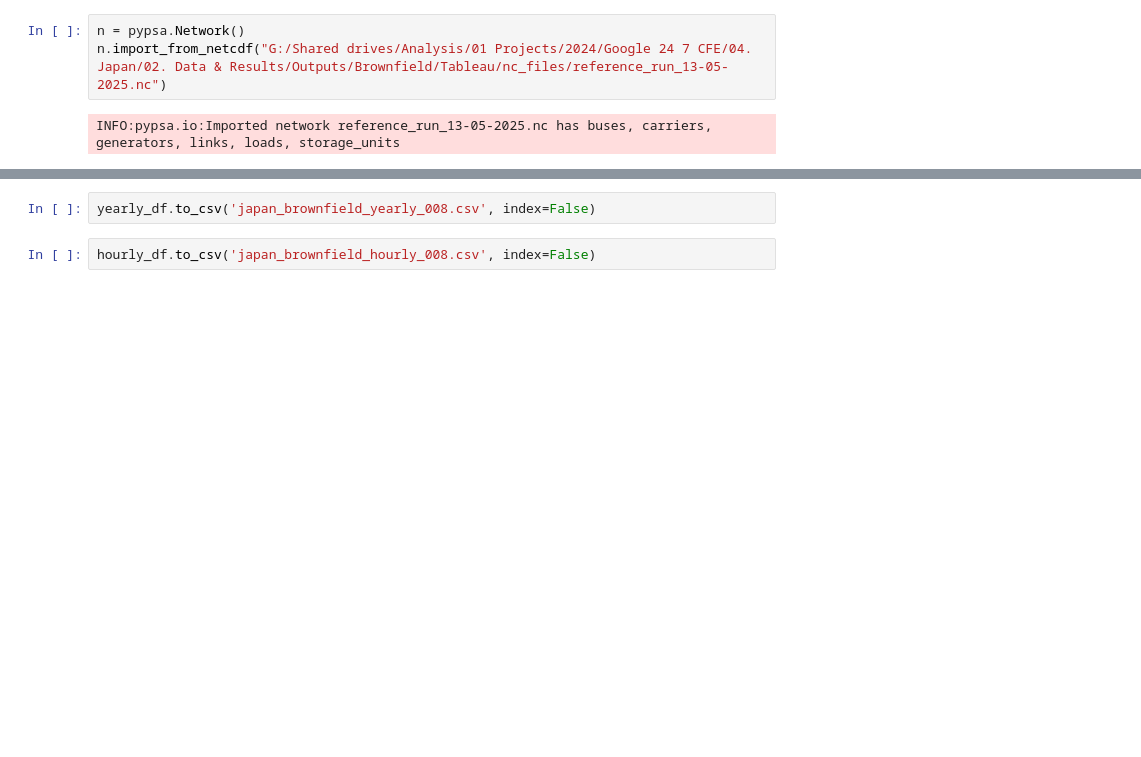
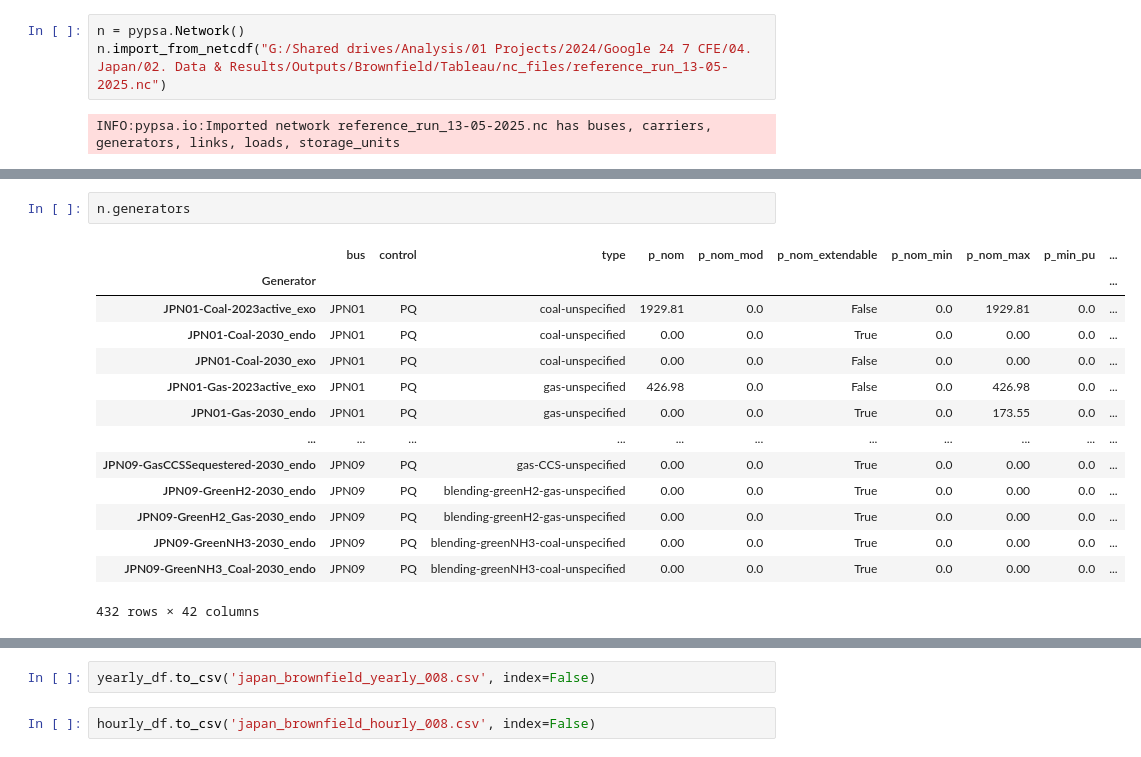
Before and after one commit to transition-zero/tza-pypsa, a Jupyter notebook: results_processing_jpn_brownfield copy.ipynb, the cells around one changed output, grey strips where cells are left out. Drawn from its saved outputs; the diff is of its cells as text; blank space fills up the shorter version.

```diff
--- a/results_processing_jpn_brownfield copy.ipynb
+++ b/results_processing_jpn_brownfield copy.ipynb
@@ -38,0 +56,17 @@ You entered: reference_run_13-05-2025
+# %%
+n.generators
+# %% [output]
+|  | bus | control | type | p_nom | p_nom_mod | p_nom_extendable | p_nom_min | p_nom_max | p_min_pu | ... |
+| Generator |  |  |  |  |  |  |  |  |  | ... |
+| JPN01-Coal-2023active_exo | JPN01 | PQ | coal-unspecified | 1929.81 | 0.0 | False | 0.0 | 1929.81 | 0.0 | ... |
+| JPN01-Coal-2030_endo | JPN01 | PQ | coal-unspecified | 0.00 | 0.0 | True | 0.0 | 0.00 | 0.0 | ... |
+| JPN01-Coal-2030_exo | JPN01 | PQ | coal-unspecified | 0.00 | 0.0 | False | 0.0 | 0.00 | 0.0 | ... |
+| JPN01-Gas-2023active_exo | JPN01 | PQ | gas-unspecified | 426.98 | 0.0 | False | 0.0 | 426.98 | 0.0 | ... |
+| JPN01-Gas-2030_endo | JPN01 | PQ | gas-unspecified | 0.00 | 0.0 | True | 0.0 | 173.55 | 0.0 | ... |
+| ... | ... | ... | ... | ... | ... | ... | ... | ... | ... | ... |
+| JPN09-GasCCSSequestered-2030_endo | JPN09 | PQ | gas-CCS-unspecified | 0.00 | 0.0 | True | 0.0 | 0.00 | 0.0 | ... |
+| JPN09-GreenH2-2030_endo | JPN09 | PQ | blending-greenH2-gas-unspecified | 0.00 | 0.0 | True | 0.0 | 0.00 | 0.0 | ... |
+| JPN09-GreenH2_Gas-2030_endo | JPN09 | PQ | blending-greenH2-gas-unspecified | 0.00 | 0.0 | True | 0.0 | 0.00 | 0.0 | ... |
+| JPN09-GreenNH3-2030_endo | JPN09 | PQ | blending-greenNH3-coal-unspecified | 0.00 | 0.0 | True | 0.0 | 0.00 | 0.0 | ... |
+| JPN09-GreenNH3_Coal-2030_endo | JPN09 | PQ | blending-greenNH3-coal-unspecified | 0.00 | 0.0 | True | 0.0 | 0.00 | 0.0 | ... |
+432 rows × 42 columns
```
Also changed, not shown: parts of 4 cells of this notebook, 2 other files.
